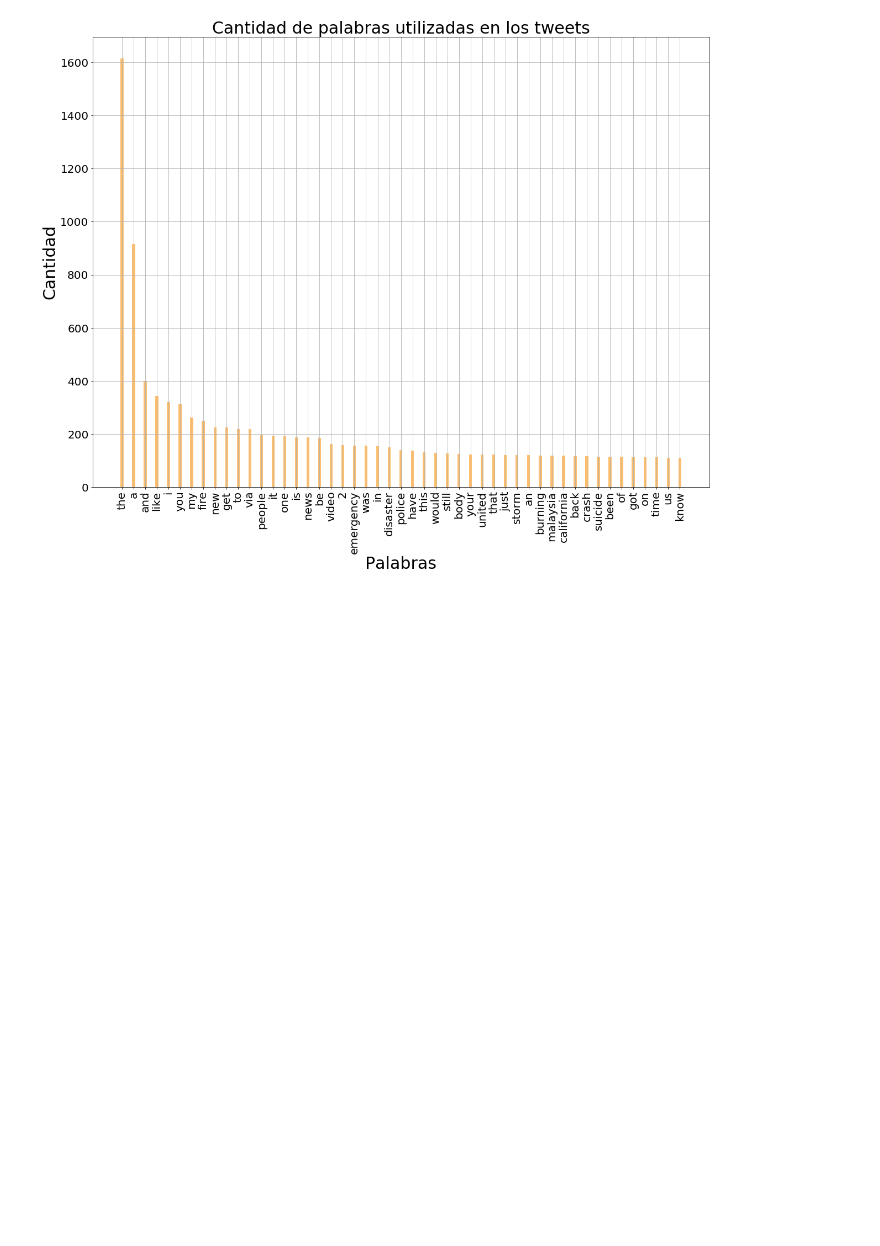
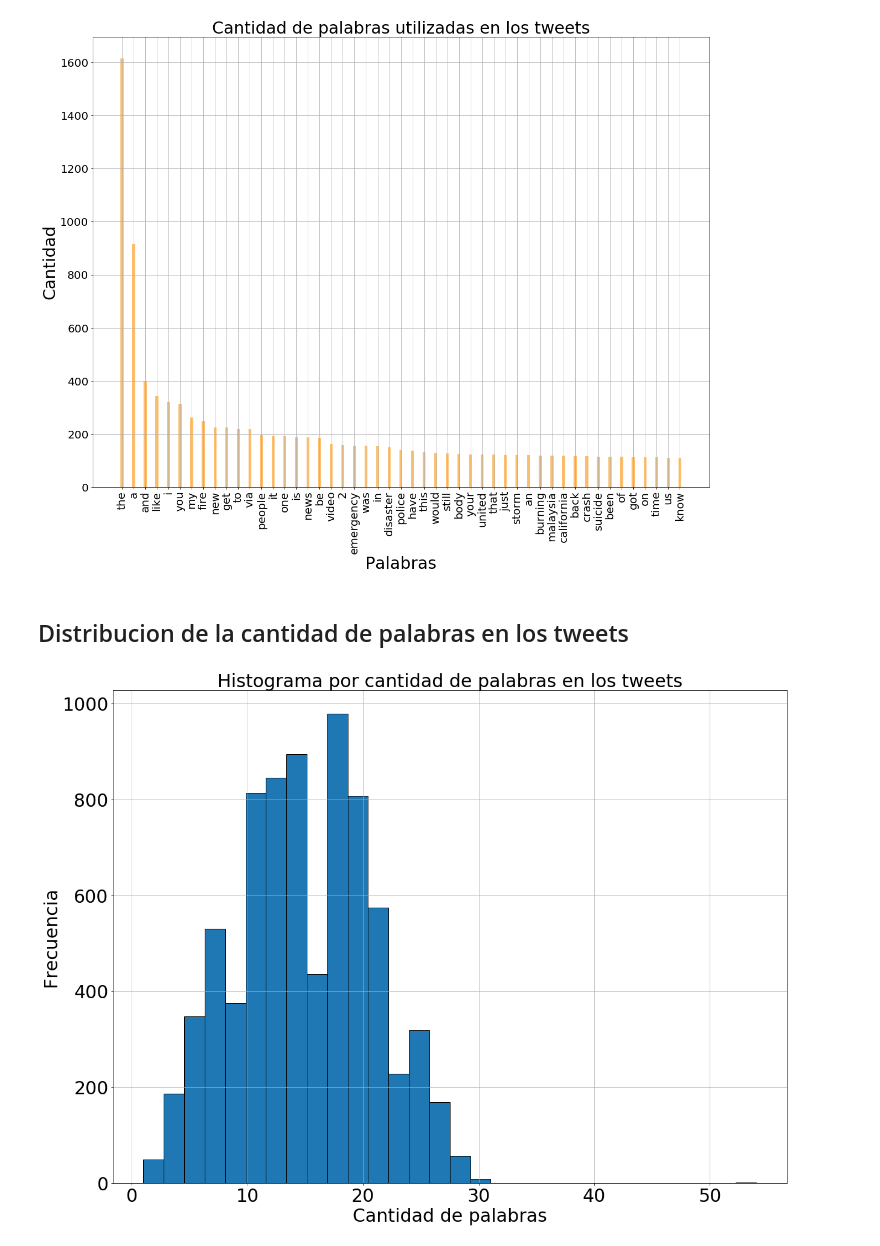
Before and after one commit to FranciscoGauna/TP1-Datos, a Jupyter notebook: Analisis-Kev.ipynb, the cells around one changed output. Cells and saved outputs as stored; diff of their text form; code cells hidden in the pictures; blank space fills up the shorter version.

```diff
--- a/Analisis-Kev.ipynb
+++ b/Analisis-Kev.ipynb
@@ -659,3 +660,25 @@ plt.ylabel('Cantidad',size=30)
 plt.show()
 # %% [output]
 [figure]
+# %% [markdown]
+## Distribucion de la cantidad de palabras en los tweets
+# %%
+def cantidad_palabras(x):
+  x = re.sub(r"https?:\/\/t.co\/[A-Za-z0-9]+","", x)
+  x=x.split(" ")
+  return len(x)
+# %%
+datos['cantidad_palabras']=datos['text'].apply(cantidad_palabras)
+# %%
+plt.figure(figsize=[20,15])
+plt.hist(datos['cantidad_palabras'],bins=30,edgecolor = 'black',  linewidth=1)
+plt.grid(True)
+plt.xticks(size=30)
+plt.yticks(size=30)
+plt.title('Histograma por cantidad de palabras en los tweets',size=30)
+plt.xlabel('Cantidad de palabras',size=30)
+plt.ylabel('Frecuencia',size=30)
+#plt.savefig("histograma_palabras_tweets_0.png",bbox_inch='tight')
+plt.show()
+# %% [output]
+[figure, added]
```
Also changed, not shown: parts of 5 cells of this notebook.
